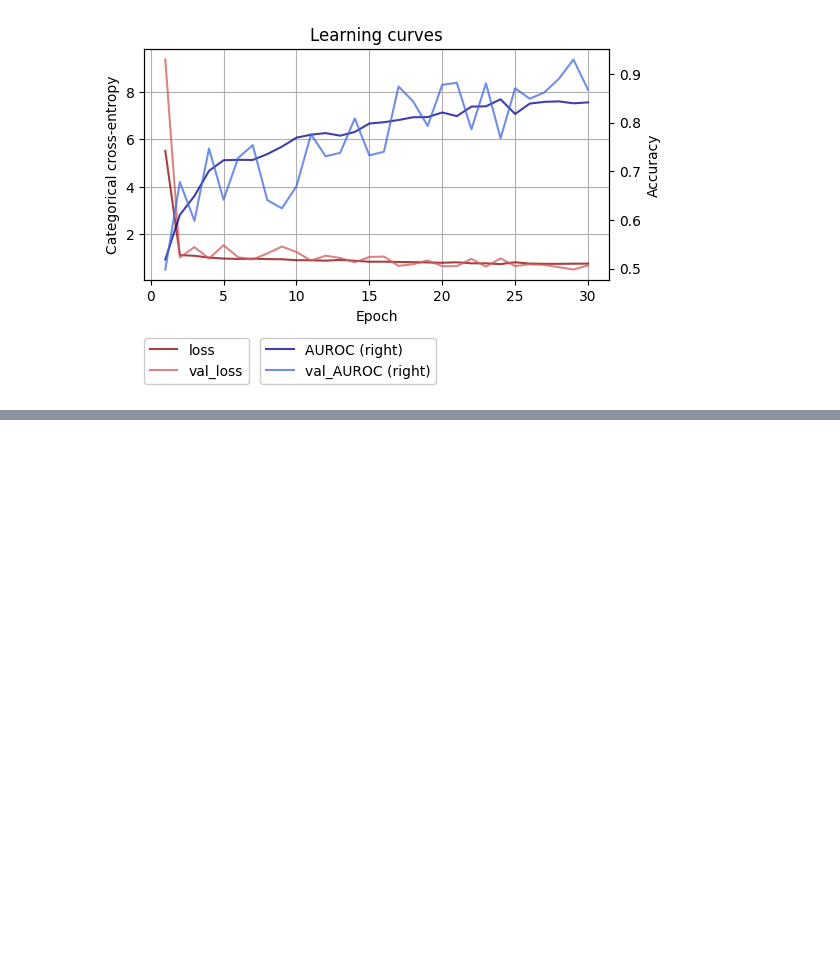
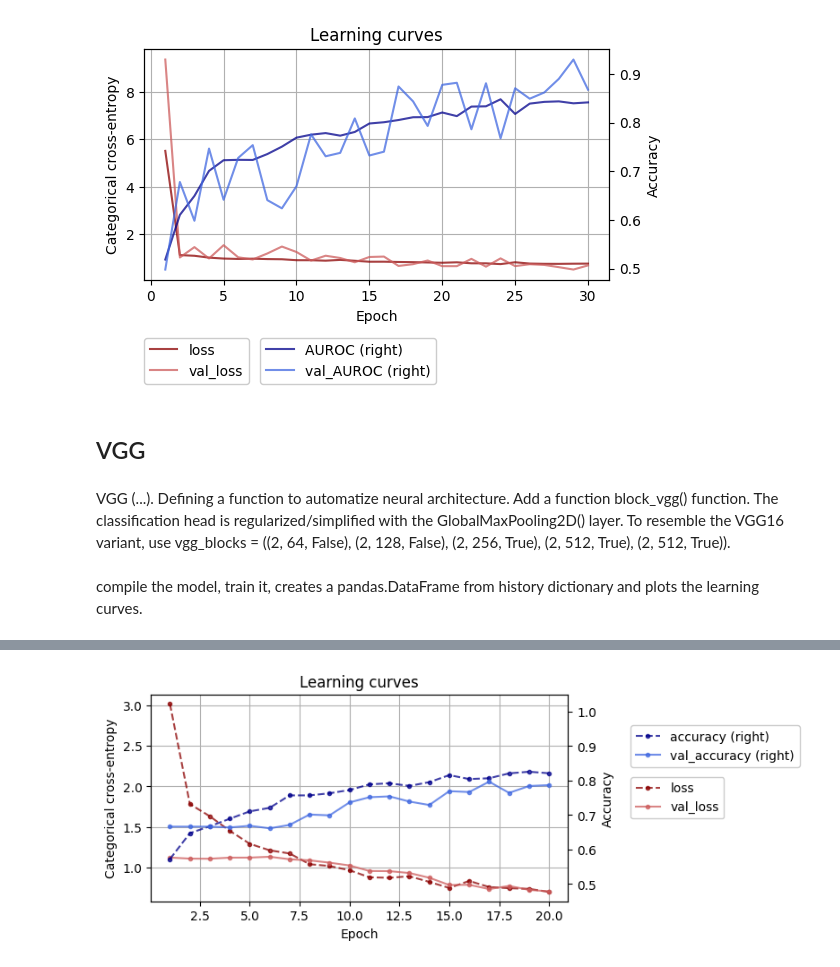
Before and after one commit to iryna-savchuk/DL_project, a Jupyter notebook: 3_1_model_handcrafted.ipynb, the cells around one changed output, grey strips where cells are left out. Saved outputs shown, nothing was run; the diff lists cells and outputs as text; code cells hidden in the pictures; blank space fills up the shorter version.

Commit message:
Add VGG model

```diff
--- a/3_1_model_handcrafted.ipynb
+++ b/3_1_model_handcrafted.ipynb
@@ -1577,3 +1577,81 @@ Epoch 29/30
 Epoch 30/30
 17/17 [==============================] - 47s 3s/step - loss: 0.6924 - categorical_accuracy: 0.7031 - AUROC: 0.8688 - val_loss: 0.7160 - val_categorical_accuracy: 0.6316 - val_AUROC: 0.8614
 [figure]
+# %% [markdown]
+## VGG
+# %% [markdown]
+VGG (...). Defining a function to automatize neural architecture. Add a function block_vgg() function. The classification head is regularized/simplified with the GlobalMaxPooling2D() layer. To resemble the VGG16 variant, use vgg_blocks = ((2, 64, False), (2, 128, False), (2, 256, True), (2, 512, True), (2, 512, True)).
+# %%
+def block_vgg(conv_layers, filters, conv1x1=True, batch_norm=True, seed=0):
+    block = Sequential()
+    for l in range(conv_layers + conv1x1):
+        block.add(layers.Conv2D(filters,
+                                kernel_size=1 if l==conv_layers else 3, padding="same",
+                                kernel_initializer=initializers.GlorotNormal(seed=seed)))
+        if batch_norm:
+            block.add(layers.BatchNormalization())
+        block.add(layers.Activation("relu"))
+
+    block.add(tf.keras.layers.MaxPool2D(pool_size=2, strides=2))
+    return block
+# %% [markdown]
+compile the model, train it, creates a pandas.DataFrame from history dictionary and plots the learning curves.
+# %%
+# Extract the shape of one batch
+input_shape = tuple(iter(ds_train).next()[0].shape)
+# Define the architecture's blueprint
+vgg_blocks1 = ((2, 32, False), (2, 64, False), (2, 128, True))
+# Create CNN
+vgg1 = Sequential(layers.BatchNormalization(), name="VGG-V1")
+# Add the convolutional backbone for learning representations
+for conv_layers, filters, conv1x1 in vgg_blocks1:
+    vgg1.add(block_vgg(conv_layers, filters, conv1x1, seed=seed))
+# Define the classification head
+vgg1.add(layers.GlobalMaxPooling2D())
+vgg1.add(layers.Dropout(0.2))
+vgg1.add(layers.Dense(units=3, activation="softmax",
+                      kernel_initializer=initializers.GlorotNormal(seed=seed)))
+# Build the DAG
+vgg1.build(input_shape)
+# Check model
+vgg1.summary()
+# Define auxiliary constant for training (to use in the cells)
+train = True
+
+if train:
+    # Measure the start time
+    start = time.time()
+    # 1. compiles the model
+    learning_rate = 0.001
+    vgg1.compile(loss="categorical_crossentropy",
+                 optimizer=optimizers.SGD(learning_rate=learning_rate),
+                 metrics=[metrics.BinaryAccuracy(name='accuracy'),
+                          metrics.AUC(name='AUROC')])
+    # 2. Trains the model
+    epochs = 20
+    history1 = vgg1.fit(ds_train, validation_data=ds_validation, epochs=epochs, verbose=2)
+    # Measure the end time
+    print("Training time: {:.4f}s".format(time.time() - start))
+    # Do not train once this cell was executed
+    train = False
+# 3. Creates a pandas.DataFrame from history dictionary
+df_hist = pd.DataFrame.from_dict(history1.history)
+df_hist["Epoch"] = np.arange(1, len(df_hist) + 1, 1)
+# 4. Plots the learning curves
+secondary_y = ["accuracy", "val_accuracy"]  # ["AUROC", "val_AUROC"]
+ax = df_hist.plot(x="Epoch", y=['loss', 'val_loss'] + secondary_y,
+                  secondary_y = secondary_y,
+                  kind="line", figsize=(6, 3), grid=True, legend=True,
+                  ylabel="Categorical cross-entropy",
+                  xlabel="Epoch", title="Learning curves",
+                  style=[".--", ".-"]*3,
+                  color=['darkred', 'indianred', "darkblue", "royalblue", "seagreen", "darkseagreen"],
+                          alpha=0.75, fontsize=10)
+ax.right_ax.set_ylabel("Accuracy")
+#ax.right_ax.legend(loc=(0.25, -0.65), framealpha=1.0)
+ax.right_ax.legend(loc=(1.15, 0.65), framealpha=1.0)
+ax.right_ax.set_ylim(0.45, 1.05)
+#ax.legend(loc=(0, -0.65), framealpha=1.0)
+ax.legend(loc=(1.15, 0.40), framealpha=1.0)
+plt.show()
+# %% [output]
@@ -1579,0 +1675 @@ Epoch 30/30
+[figure, added]
```
Also changed, not shown: parts of 23 cells of this notebook.
